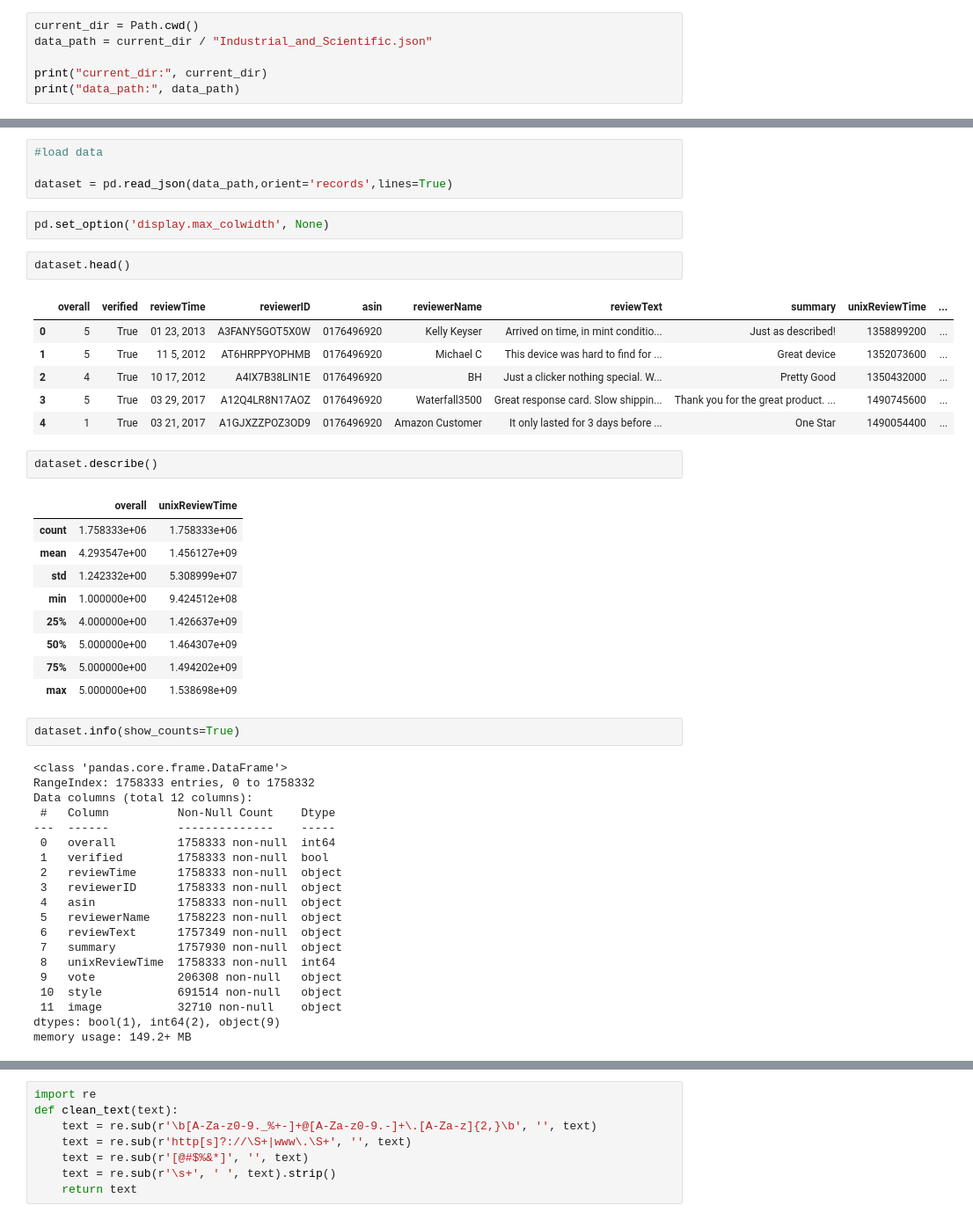
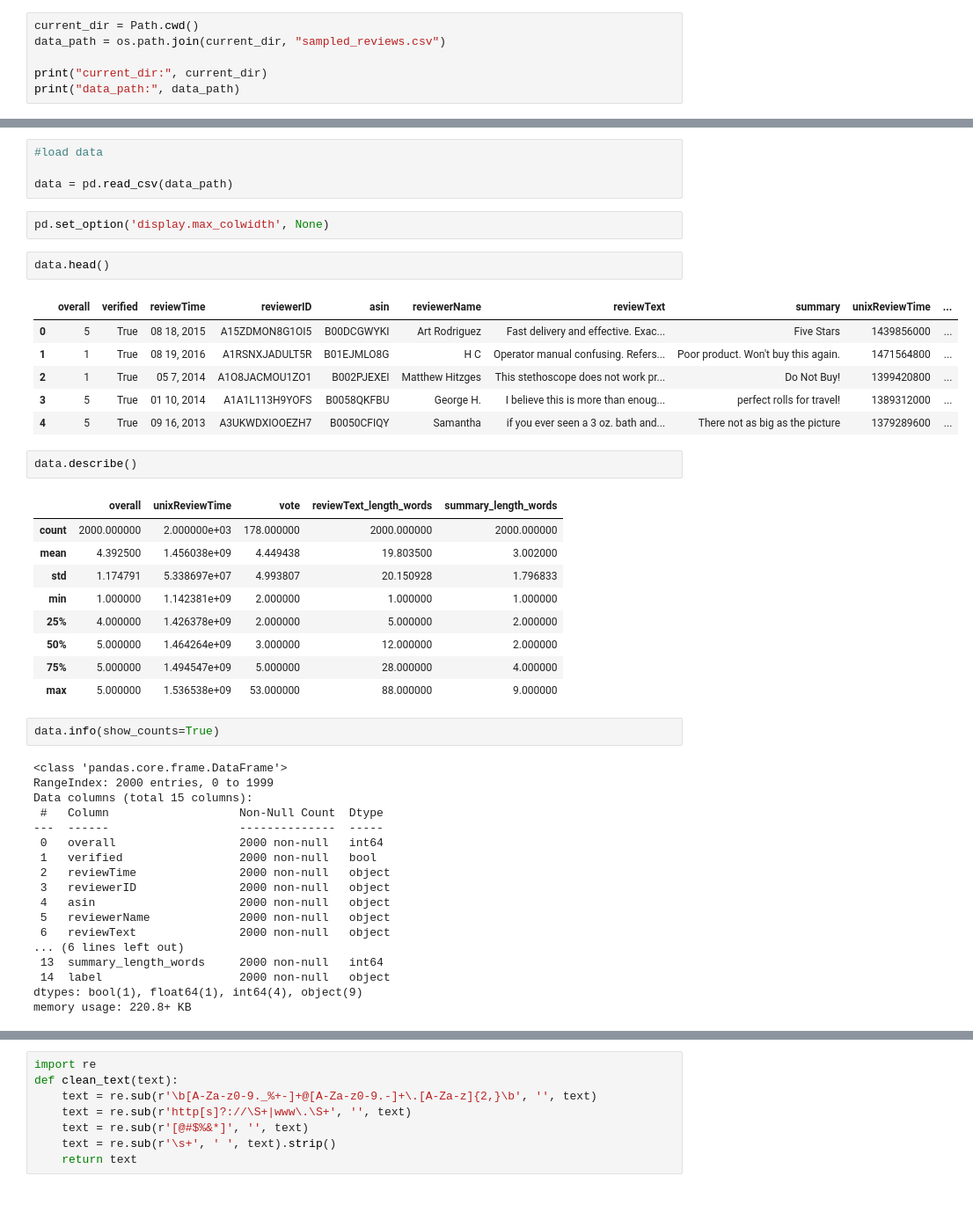
Before and after one commit to ruolan89/W25_COMP262_002_TeamGamma, a Jupyter notebook: Project_phase2_Gamma_11-14.ipynb, the cells around one changed output, grey strips where cells are left out. Shown at 88% size. Drawn from its saved outputs; the diff is of its cells as text.

```diff
--- a/Project_phase2_Gamma_11-14.ipynb
+++ b/Project_phase2_Gamma_11-14.ipynb
@@ -6,6 +7,6 @@ from pathlib import Path
 # %%
 current_dir = Path.cwd()
-data_path = current_dir / "Industrial_and_Scientific.json"
+data_path = os.path.join(current_dir, "sampled_reviews.csv")
 
 print("current_dir:", current_dir)
 print("data_path:", data_path)
@@ -15,49 +16,47 @@ data_path: C:\Users\leiqa\OneDrive\Desktop\Semester_06\NLP\W25_COMP262_002_TeamG
 # %%
 #load data
 
-dataset = pd.read_json(data_path,orient='records',lines=True)
+data = pd.read_csv(data_path)
 # %%
 pd.set_option('display.max_colwidth', None)
 # %%
-dataset.head()
+data.head()
 # %% [output]
 |  | overall | verified | reviewTime | reviewerID | asin | reviewerName | reviewText | summary | unixReviewTime | ... |
-| 0 | 5 | True | 01 23, 2013 | A3FANY5GOT5X0W | 0176496920 | Kelly Keyser | Arrived on time, in mint conditio... | Just as described! | 1358899200 | ... |
-| 1 | 5 | True | 11 5, 2012 | AT6HRPPYOPHMB | 0176496920 | Michael C | This device was hard to find for ... | Great device | 1352073600 | ... |
-| 2 | 4 | True | 10 17, 2012 | A4IX7B38LIN1E | 0176496920 | BH | Just a clicker nothing special. W... | Pretty Good | 1350432000 | ... |
-| 3 | 5 | True | 03 29, 2017 | A12Q4LR8N17AOZ | 0176496920 | Waterfall3500 | Great response card. Slow shippin... | Thank you for the great product. ... | 1490745600 | ... |
-| 4 | 1 | True | 03 21, 2017 | A1GJXZZPOZ3OD9 | 0176496920 | Amazon Customer | It only lasted for 3 days before ... | One Star | 1490054400 | ... |
+| 0 | 5 | True | 08 18, 2015 | A15ZDMON8G1OI5 | B00DCGWYKI | Art Rodriguez | Fast delivery and effective. Exac... | Five Stars | 1439856000 | ... |
+| 1 | 1 | True | 08 19, 2016 | A1RSNXJADULT5R | B01EJMLO8G | H C | Operator manual confusing. Refers... | Poor product. Won't buy this again. | 1471564800 | ... |
+| 2 | 1 | True | 05 7, 2014 | A1O8JACMOU1ZO1 | B002PJEXEI | Matthew Hitzges | This stethoscope does not work pr... | Do Not Buy! | 1399420800 | ... |
+| 3 | 5 | True | 01 10, 2014 | A1A1L113H9YOFS | B0058QKFBU | George H. | I believe this is more than enoug... | perfect rolls for travel! | 1389312000 | ... |
+| 4 | 5 | True | 09 16, 2013 | A3UKWDXIOOEZH7 | B0050CFIQY | Samantha | if you ever seen a 3 oz. bath and... | There not as big as the picture | 1379289600 | ... |
 # %%
-dataset.describe()
+data.describe()
 # %% [output]
-|  | overall | unixReviewTime |
-| count | 1.758333e+06 | 1.758333e+06 |
-| mean | 4.293547e+00 | 1.456127e+09 |
-| std | 1.242332e+00 | 5.308999e+07 |
-| min | 1.000000e+00 | 9.424512e+08 |
-| 25% | 4.000000e+00 | 1.426637e+09 |
-| 50% | 5.000000e+00 | 1.464307e+09 |
-| 75% | 5.000000e+00 | 1.494202e+09 |
-| max | 5.000000e+00 | 1.538698e+09 |
+|  | overall | unixReviewTime | vote | reviewText_length_words | summary_length_words |
+| count | 2000.000000 | 2.000000e+03 | 178.000000 | 2000.000000 | 2000.000000 |
+| mean | 4.392500 | 1.456038e+09 | 4.449438 | 19.803500 | 3.002000 |
+| std | 1.174791 | 5.338697e+07 | 4.993807 | 20.150928 | 1.796833 |
+| min | 1.000000 | 1.142381e+09 | 2.000000 | 1.000000 | 1.000000 |
+| 25% | 4.000000 | 1.426378e+09 | 2.000000 | 5.000000 | 2.000000 |
+| 50% | 5.000000 | 1.464264e+09 | 3.000000 | 12.000000 | 2.000000 |
+| 75% | 5.000000 | 1.494547e+09 | 5.000000 | 28.000000 | 4.000000 |
+| max | 5.000000 | 1.536538e+09 | 53.000000 | 88.000000 | 9.000000 |
 # %%
-dataset.info(show_counts=True)
+data.info(show_counts=True)
 # %% [output]
 <class 'pandas.core.frame.DataFrame'>
-RangeIndex: 1758333 entries, 0 to 1758332
-Data columns (total 12 columns):
- #   Column          Non-Null Count    Dtype
----  ------          --------------    -----
- 0   overall         1758333 non-null  int64
- 1   verified        1758333 non-null  bool
- 2   reviewTime      1758333 non-null  object
- 3   reviewerID      1758333 non-null  object
- 4   asin            1758333 non-null  object
- 5   reviewerName    1758223 non-null  object
- 6   reviewText      1757349 non-null  object
- 7   summary         1757930 non-null  object
- 8   unixReviewTime  1758333 non-null  int64
- 9   vote            206308 non-null   object
- 10  style           691514 non-null   object
- 11  image           32710 non-null    object
-dtypes: bool(1), int64(2), object(9)
-memory usage: 149.2+ MB
+RangeIndex: 2000 entries, 0 to 1999
+Data columns (total 15 columns):
+ #   Column                   Non-Null Count  Dtype
+---  ------                   --------------  -----
+ 0   overall                  2000 non-null   int64
+ 1   verified                 2000 non-null   bool
+ 2   reviewTime               2000 non-null   object
+ 3   reviewerID               2000 non-null   object
+ 4   asin                     2000 non-null   object
+ 5   reviewerName             2000 non-null   object
+ 6   reviewText               2000 non-null   object
+... (6 lines left out)
+ 13  summary_length_words     2000 non-null   int64
+ 14  label                    2000 non-null   object
+dtypes: bool(1), float64(1), int64(4), object(9)
+memory usage: 220.8+ KB
```
Also changed, not shown: parts of 89 cells of this notebook, 2 other files.
